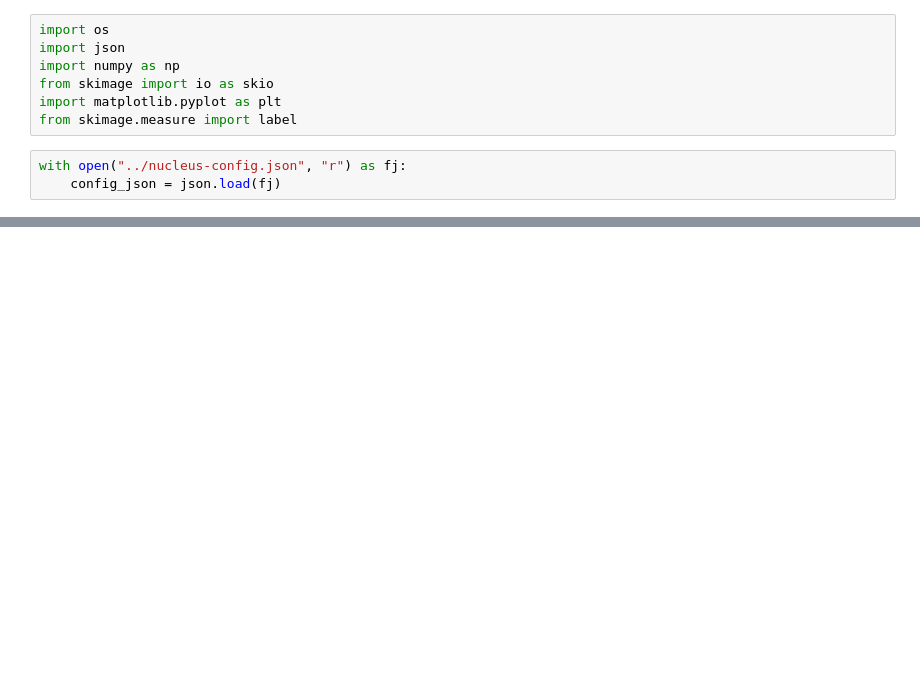
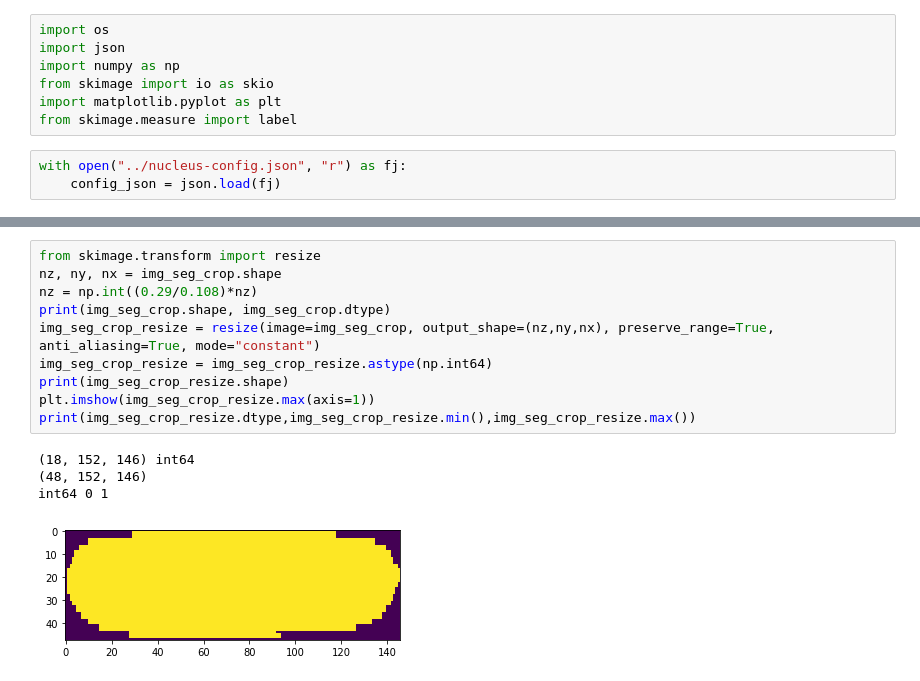
Before and after one commit to AllenInstitute/qcb-analysis, a Jupyter notebook: data-scripts/misc/inspect_nucleus.ipynb, the cells around one changed output, grey strips where cells are left out. Cells and saved outputs as stored; diff of their text form; blank space fills up the shorter version.

```diff
--- a/data-scripts/misc/inspect_nucleus.ipynb
+++ b/data-scripts/misc/inspect_nucleus.ipynb
@@ -67,0 +68,15 @@ plt.imshow(img_seg_crop.max(axis=1))
+# %%
+from skimage.transform import resize
+nz, ny, nx = img_seg_crop.shape
+nz = np.int((0.29/0.108)*nz)
+print(img_seg_crop.shape, img_seg_crop.dtype)
+img_seg_crop_resize = resize(image=img_seg_crop, output_shape=(nz,ny,nx), preserve_range=True, anti_aliasing=True, mode="constant")
+img_seg_crop_resize = img_seg_crop_resize.astype(np.int64)
+print(img_seg_crop_resize.shape)
+plt.imshow(img_seg_crop_resize.max(axis=1))
+print(img_seg_crop_resize.dtype,img_seg_crop_resize.min(),img_seg_crop_resize.max())
+# %% [output]
+(18, 152, 146) int64
+(48, 152, 146)
+int64 0 1
+[figure, added]
```
Also changed, not shown: parts of 12 cells of this notebook, 2 other files.
